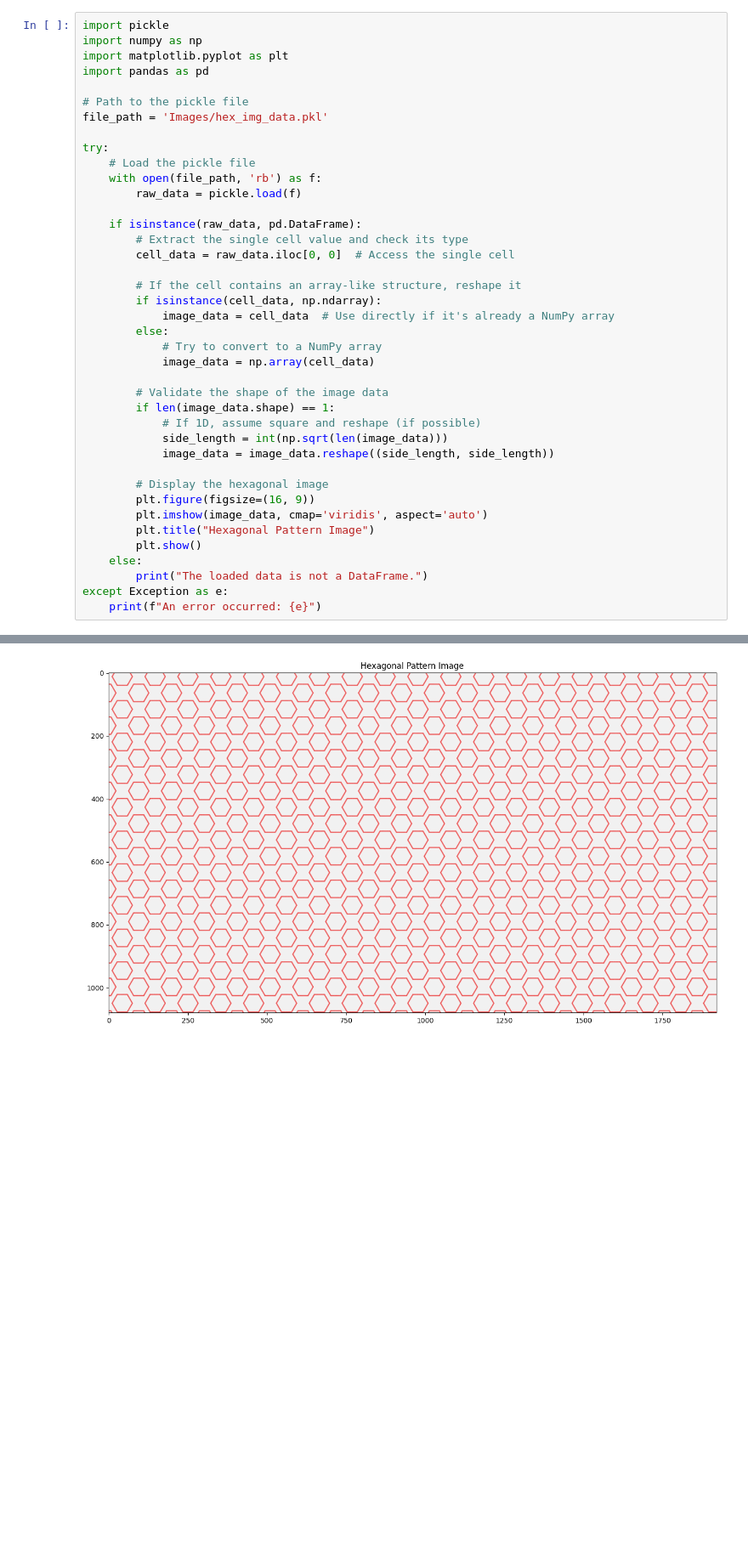
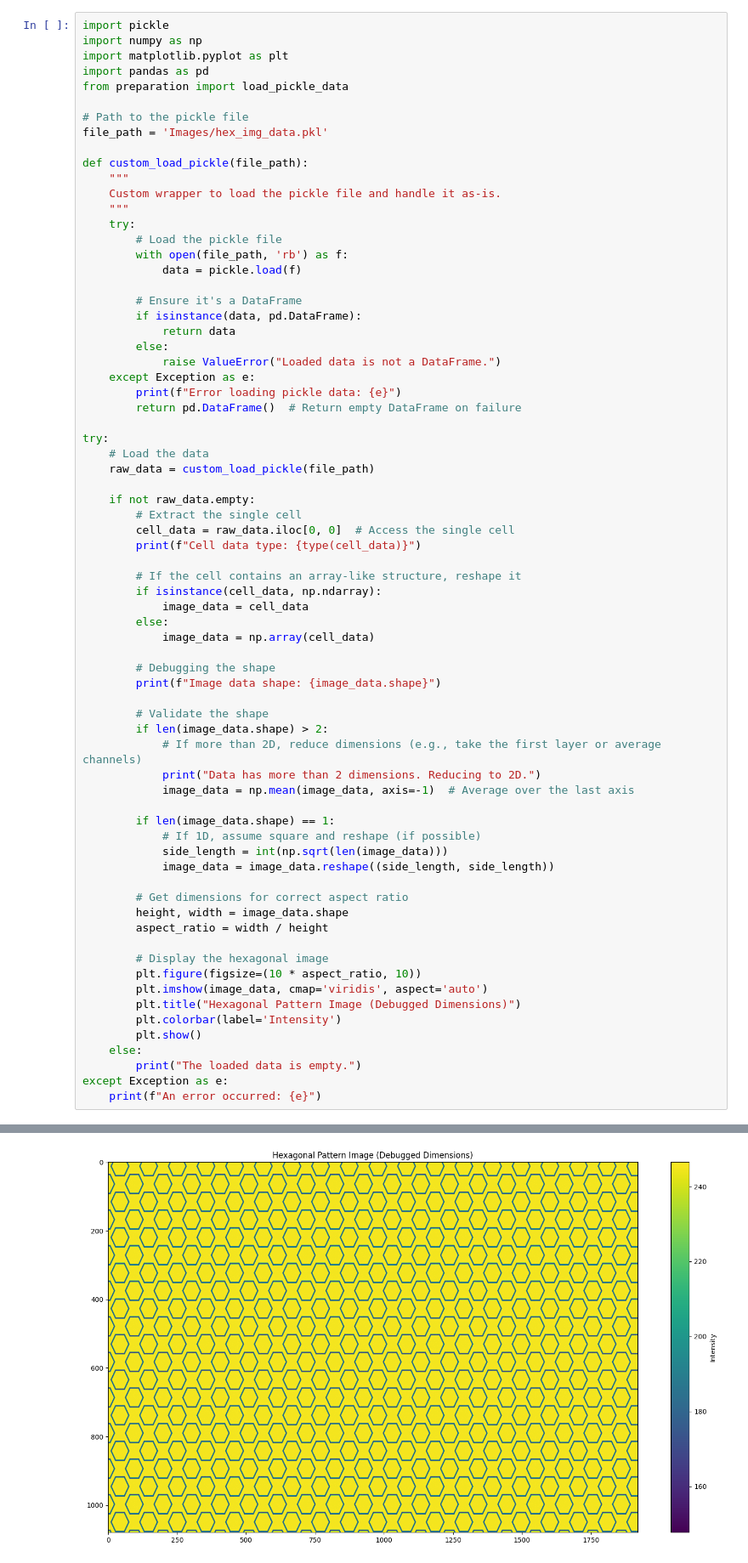
Before and after one commit to ubsuny/CP1-24-HW6, a Jupyter notebook: data_analysis.ipynb, the cells around one changed output, grey strips where cells are left out. Shown at 85% size. Saved outputs shown, nothing was run; the diff lists cells and outputs as text; blank space fills up the shorter version.

Commit message:
updated to use preparation.py with a custom wrapper

```diff
--- a/data_analysis.ipynb
+++ b/data_analysis.ipynb
@@ -3,39 +3,70 @@ import pickle
 import numpy as np
 import matplotlib.pyplot as plt
 import pandas as pd
+from preparation import load_pickle_data
 
 # Path to the pickle file
 file_path = 'Images/hex_img_data.pkl'
 
+def custom_load_pickle(file_path):
+    """
+    Custom wrapper to load the pickle file and handle it as-is.
+    """
+    try:
+        # Load the pickle file
+        with open(file_path, 'rb') as f:
+            data = pickle.load(f)
+
+        # Ensure it's a DataFrame
+        if isinstance(data, pd.DataFrame):
+            return data
+        else:
+            raise ValueError("Loaded data is not a DataFrame.")
+    except Exception as e:
+        print(f"Error loading pickle data: {e}")
+        return pd.DataFrame()  # Return empty DataFrame on failure
+
 try:
-    # Load the pickle file
-    with open(file_path, 'rb') as f:
-        raw_data = pickle.load(f)
+    # Load the data
+    raw_data = custom_load_pickle(file_path)
 
-    if isinstance(raw_data, pd.DataFrame):
-        # Extract the single cell value and check its type
+    if not raw_data.empty:
+        # Extract the single cell
         cell_data = raw_data.iloc[0, 0]  # Access the single cell
+        print(f"Cell data type: {type(cell_data)}")
 
         # If the cell contains an array-like structure, reshape it
         if isinstance(cell_data, np.ndarray):
-            image_data = cell_data  # Use directly if it's already a NumPy array
+            image_data = cell_data
         else:
-            # Try to convert to a NumPy array
             image_data = np.array(cell_data)
 
-        # Validate the shape of the image data
+        # Debugging the shape
+        print(f"Image data shape: {image_data.shape}")
+
+        # Validate the shape
+        if len(image_data.shape) > 2:
+            # If more than 2D, reduce dimensions (e.g., take the first layer or average channels)
+            print("Data has more than 2 dimensions. Reducing to 2D.")
+            image_data = np.mean(image_data, axis=-1)  # Average over the last axis
+
         if len(image_data.shape) == 1:
             # If 1D, assume square and reshape (if possible)
             side_length = int(np.sqrt(len(image_data)))
             image_data = image_data.reshape((side_length, side_length))
 
+        # Get dimensions for correct aspect ratio
+        height, width = image_data.shape
+        aspect_ratio = width / height
+
         # Display the hexagonal image
-        plt.figure(figsize=(16, 9))
+        plt.figure(figsize=(10 * aspect_ratio, 10))
         plt.imshow(image_data, cmap='viridis', aspect='auto')
-        plt.title("Hexagonal Pattern Image")
+        plt.title("Hexagonal Pattern Image (Debugged Dimensions)")
+        plt.colorbar(label='Intensity')
         plt.show()
     else:
-        print("The loaded data is not a DataFrame.")
+        print("The loaded data is empty.")
 except Exception as e:
     print(f"An error occurred: {e}")
 # %% [output]
@@ -42 +76 @@ except Exception as e:
-[figure, old version]
+[figure, new version]
```
Also changed, not shown: parts of 1 cell of this notebook.
